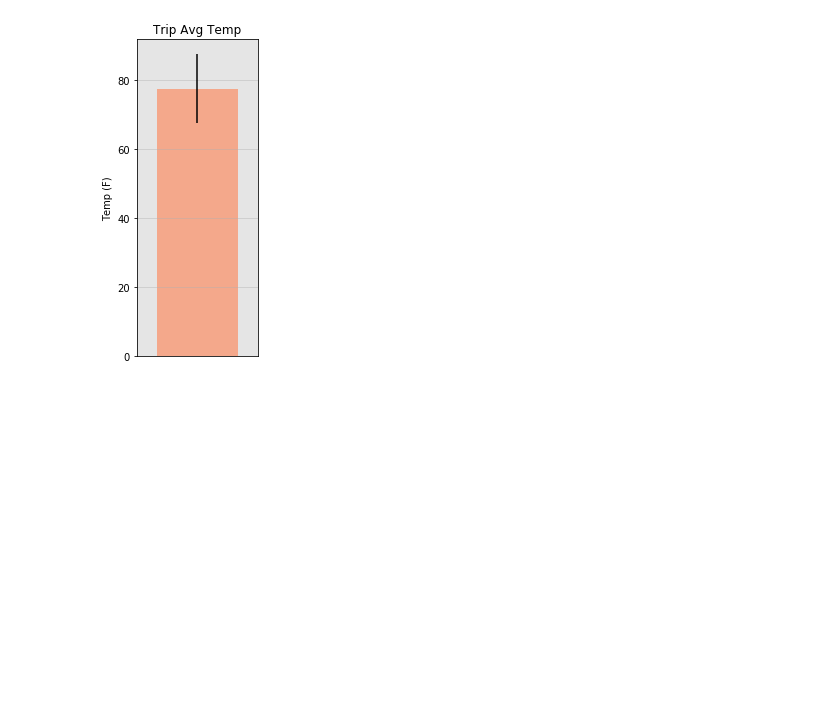
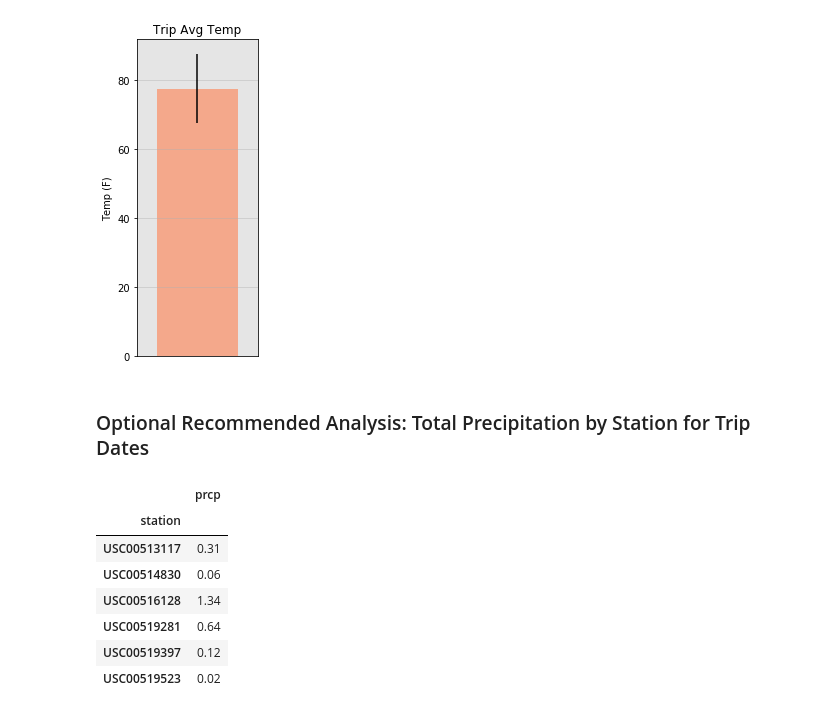
Before and after one commit to AMRiehle/sql-alchemy-challenge, a Jupyter notebook: climate_analysis.ipynb, the cells around one changed output. Saved outputs shown, nothing was run; the diff lists cells and outputs as text; code cells hidden in the pictures; blank space fills up the shorter version.

Commit message:
Complete optional assignments

```diff
--- a/climate_analysis.ipynb
+++ b/climate_analysis.ipynb
@@ -257,3 +263,45 @@ The minimum temperature between July 01, 2017 and July 08, 2017 was 71 degress F
 The maximum temperature between July 01, 2017 and July 08, 2017 was 81 degress Fahrenheit.
 The average temperature between July 01, 2017 and July 08, 2017 was 77.46 degress Fahrenheit.
 [figure]
+# %% [markdown]
+### Optional Recommended Analysis: Total Precipitation by Station for Trip Dates
+# %%
+def prcp_tots_func(start_date, end_date):
+
+# Declare global variables
+
+    global grouped_prcp_df
+
+# Calculate dates one year before declared start and end dates
+
+    start_date = date(*map(int, start_date.split('-')))
+    start_date = start_date - timedelta(days=365)
+    start_date = start_date.strftime('%Y-%m-%d')
+    end_date = date(*map(int, end_date.split('-')))
+    end_date = end_date - timedelta(days=365)
+    end_date = end_date.strftime('%Y-%m-%d')
+
+# Query SQLite database to obtain precipitation values one year before trip date range
+
+    prcp_tot_df = pd.read_sql(f'SELECT station, prcp FROM measurements WHERE date BETWEEN "{start_date}" AND "{end_date}"', conn)
+
+# Group dataframe by station and sum precipitation values
+
+    grouped_prcp_df = prcp_tot_df.groupby(['station']).sum()
+
+# Run function on declared start and end dates
+
+prcp_tots_func('2018-07-01', '2018-07-08')
+
+# Print grouped dataframe
+
+grouped_prcp_df
+# %% [output]
+|  | prcp |
+| station |  |
+| USC00513117 | 0.31 |
+| USC00514830 | 0.06 |
+| USC00516128 | 1.34 |
+| USC00519281 | 0.64 |
+| USC00519397 | 0.12 |
+| USC00519523 | 0.02 |
```
Also changed, not shown: parts of 5 cells of this notebook, 2 other files.
